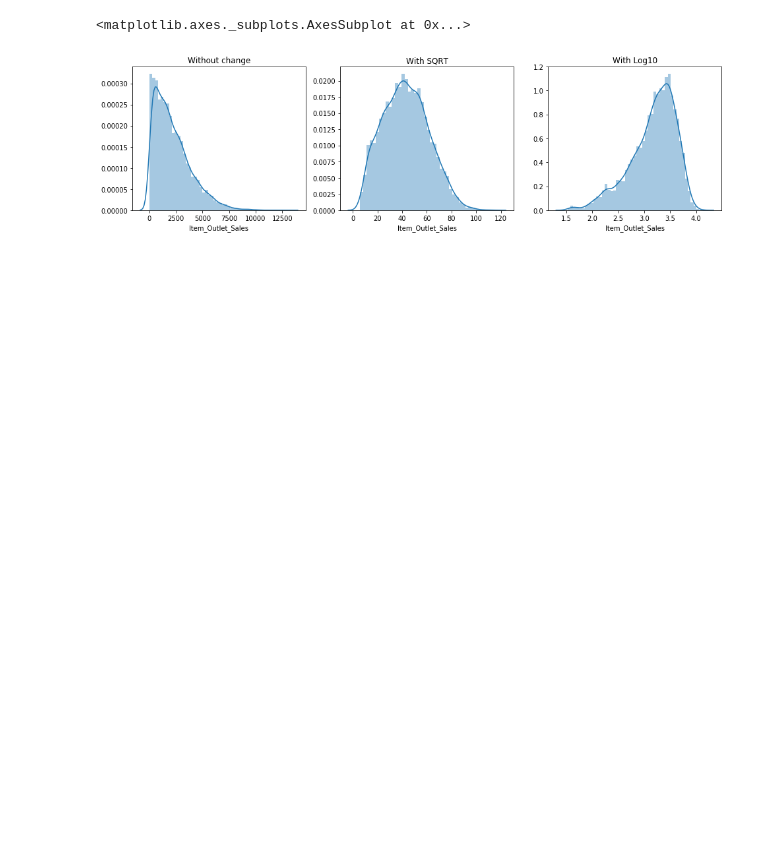
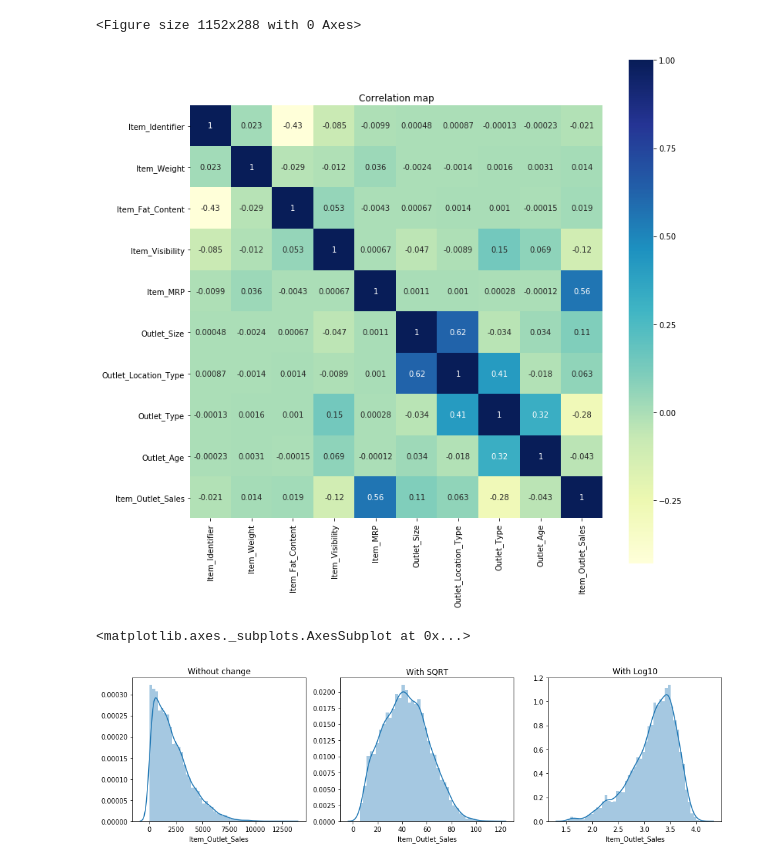
Before and after one commit to ashabhats/BigMart_Sales_Prediction, a Jupyter notebook: BigMart_Sales.ipynb, the cells around one changed output. Cells and saved outputs as stored; diff of their text form; code cells hidden in the pictures; blank space fills up the shorter version.

```diff
--- a/BigMart_Sales.ipynb
+++ b/BigMart_Sales.ipynb
@@ -77 +174,15 @@ train['Outlet_Type'] = train['Outlet_Type'].map({'Supermarket Type1':1, 'Superma
+# %%
+# multivariate analysis
+temp = data[['Item_Identifier', 'Item_Weight', 'Item_Fat_Content', 'Item_Visibility',
+       'Item_Type', 'Item_MRP', 'Outlet_Identifier', 'Outlet_Size',
+       'Outlet_Location_Type', 'Outlet_Type','Outlet_Age', 'Item_Outlet_Sales']]
+corrmat = temp.corr(method='spearman')
+plt.figure(figsize=(16,4))
+f, ax = plt.subplots(figsize=(12, 12))
+sns.heatmap(corrmat, vmax=1., square=True, cmap='YlGnBu', annot=True)
+plt.title('Correlation map', fontsize=12)
+plt.show()
+# %% [output]
+<Figure size 1152x288 with 0 Axes>
+[figure, added]
 # %%
```
Also changed, not shown: parts of 21 cells of this notebook.
